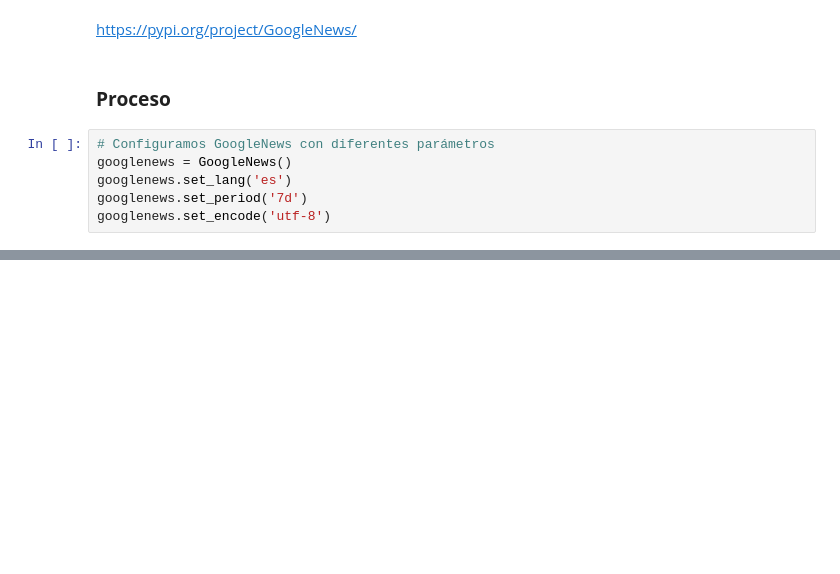
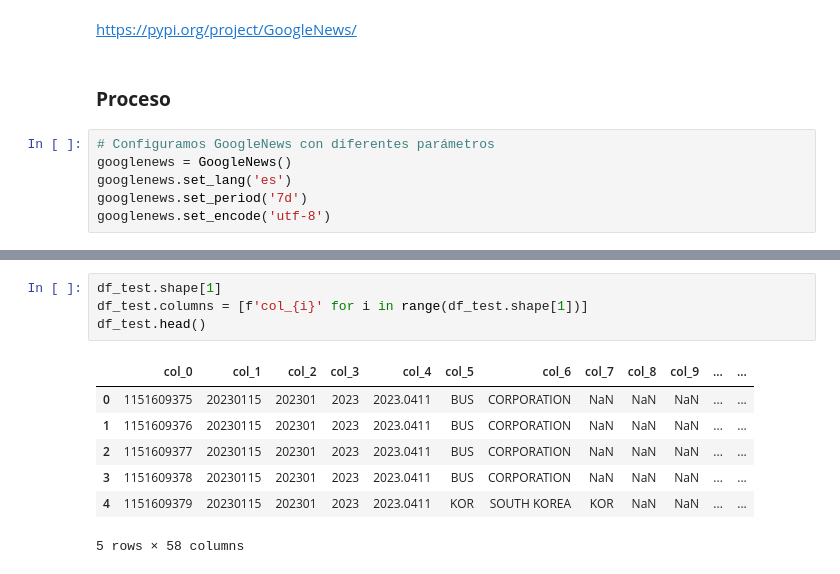
Before and after one commit to shaka03/bot_futuros, a Jupyter notebook: notebooks/APINews.ipynb, the cells around one changed output, grey strips where cells are left out. Saved outputs shown, nothing was run; the diff lists cells and outputs as text; blank space fills up the shorter version.

```diff
--- a/notebooks/APINews.ipynb
+++ b/notebooks/APINews.ipynb
@@ -36,0 +280,12 @@ googlenews.results()
+# %%
+df_test.shape[1]
+df_test.columns = [f'col_{i}' for i in range(df_test.shape[1])]
+df_test.head()
+# %% [output]
+|  | col_0 | col_1 | col_2 | col_3 | col_4 | col_5 | col_6 | col_7 | col_8 | col_9 | ... | ... |
+| 0 | 1151609375 | 20230115 | 202301 | 2023 | 2023.0411 | BUS | CORPORATION | NaN | NaN | NaN | ... | ... |
+| 1 | 1151609376 | 20230115 | 202301 | 2023 | 2023.0411 | BUS | CORPORATION | NaN | NaN | NaN | ... | ... |
+| 2 | 1151609377 | 20230115 | 202301 | 2023 | 2023.0411 | BUS | CORPORATION | NaN | NaN | NaN | ... | ... |
+| 3 | 1151609378 | 20230115 | 202301 | 2023 | 2023.0411 | BUS | CORPORATION | NaN | NaN | NaN | ... | ... |
+| 4 | 1151609379 | 20230115 | 202301 | 2023 | 2023.0411 | KOR | SOUTH KOREA | KOR | NaN | NaN | ... | ... |
+5 rows × 58 columns
```
Also changed, not shown: parts of 39 cells of this notebook.
